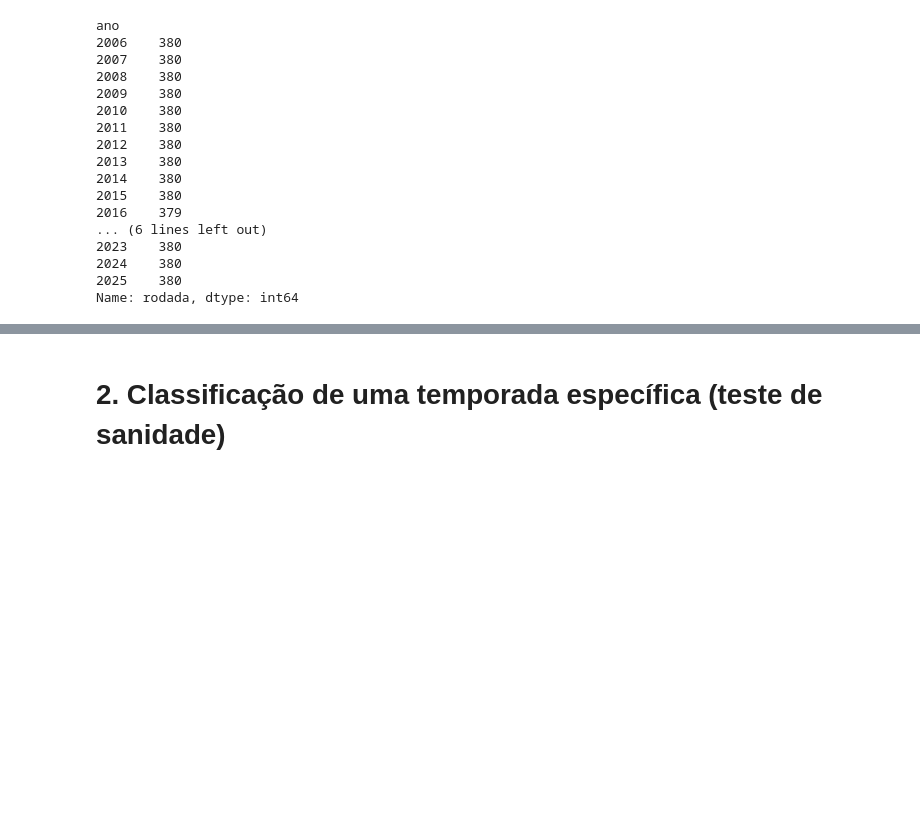
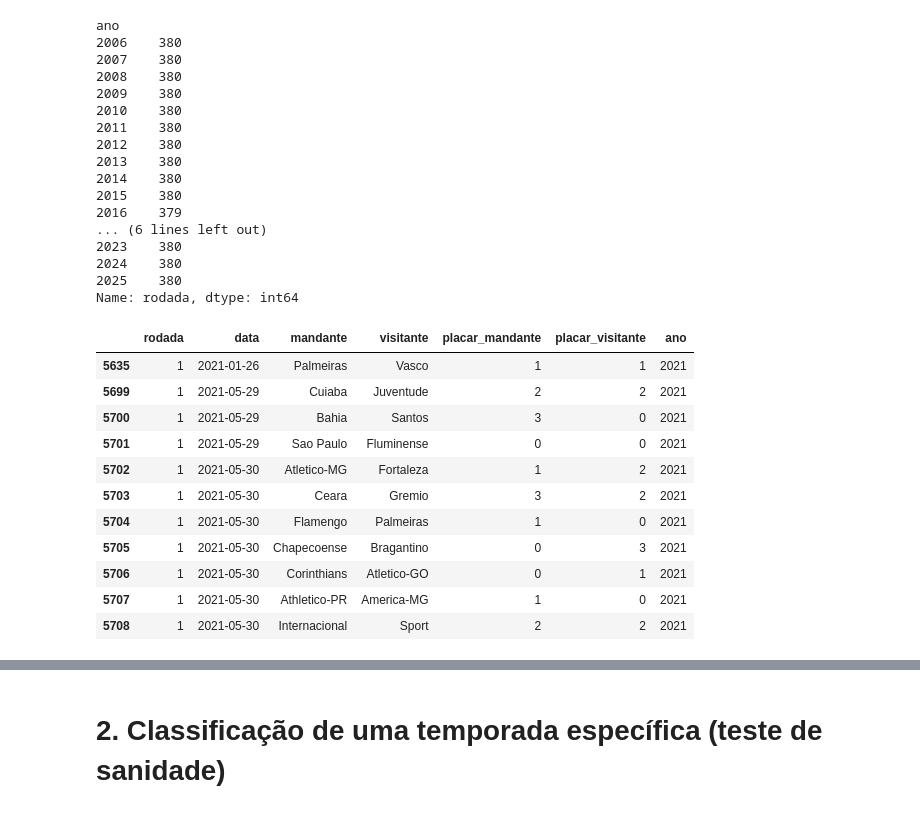
Before and after one commit to murilojusti/previsao_brasileirao, a Jupyter notebook: previsao.ipynb, the cells around one changed output, grey strips where cells are left out. Cells and saved outputs as stored; diff of their text form; code cells hidden in the pictures; blank space fills up the shorter version.

```diff
--- a/previsao.ipynb
+++ b/previsao.ipynb
@@ -115,3 +115,19 @@ ano
 2024    380
 2025    380
 Name: rodada, dtype: int64
+# %%
+# Entendendo quando começou o Brasileirão 2021 de fato
+df[(df['ano'] == 2021) & (df['rodada'] == 1)]
+# %% [output]
+|  | rodada | data | mandante | visitante | placar_mandante | placar_visitante | ano |
+| 5635 | 1 | 2021-01-26 | Palmeiras | Vasco | 1 | 1 | 2021 |
+| 5699 | 1 | 2021-05-29 | Cuiaba | Juventude | 2 | 2 | 2021 |
+| 5700 | 1 | 2021-05-29 | Bahia | Santos | 3 | 0 | 2021 |
+| 5701 | 1 | 2021-05-29 | Sao Paulo | Fluminense | 0 | 0 | 2021 |
+| 5702 | 1 | 2021-05-30 | Atletico-MG | Fortaleza | 1 | 2 | 2021 |
+| 5703 | 1 | 2021-05-30 | Ceara | Gremio | 3 | 2 | 2021 |
+| 5704 | 1 | 2021-05-30 | Flamengo | Palmeiras | 1 | 0 | 2021 |
+| 5705 | 1 | 2021-05-30 | Chapecoense | Bragantino | 0 | 3 | 2021 |
+| 5706 | 1 | 2021-05-30 | Corinthians | Atletico-GO | 0 | 1 | 2021 |
+| 5707 | 1 | 2021-05-30 | Athletico-PR | America-MG | 1 | 0 | 2021 |
+| 5708 | 1 | 2021-05-30 | Internacional | Sport | 2 | 2 | 2021 |
```
Also changed, not shown: parts of 5 cells of this notebook.
